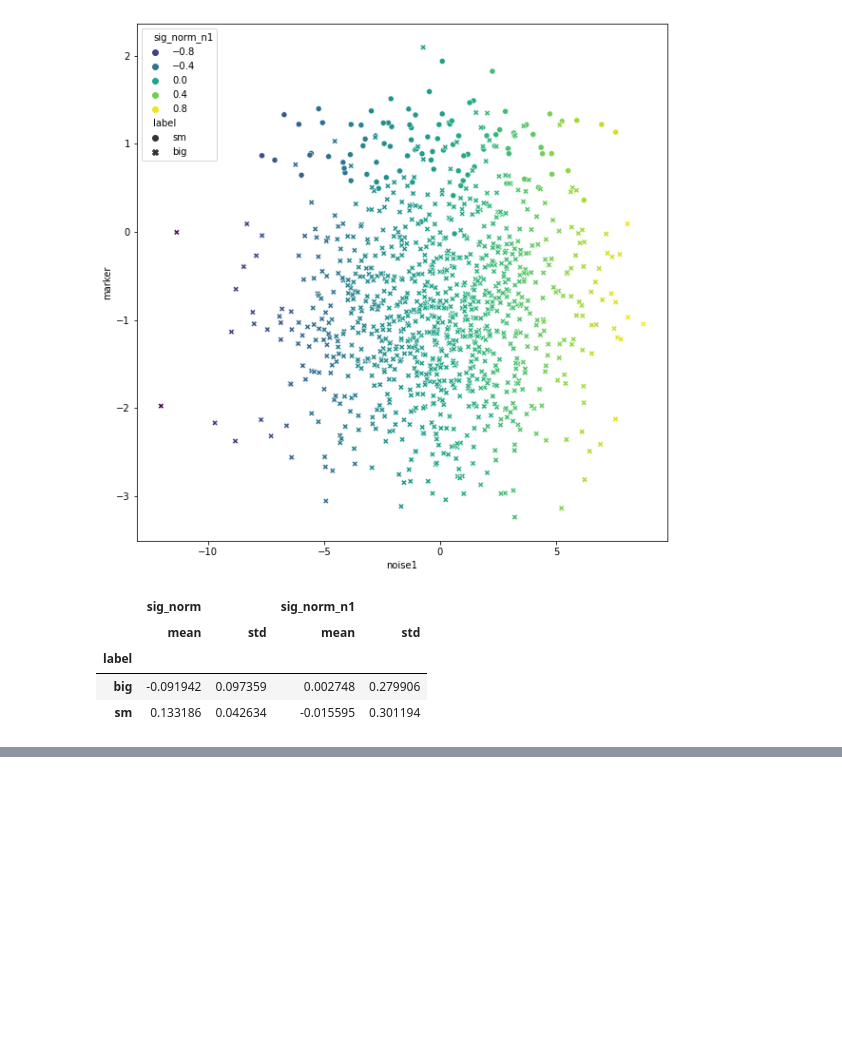
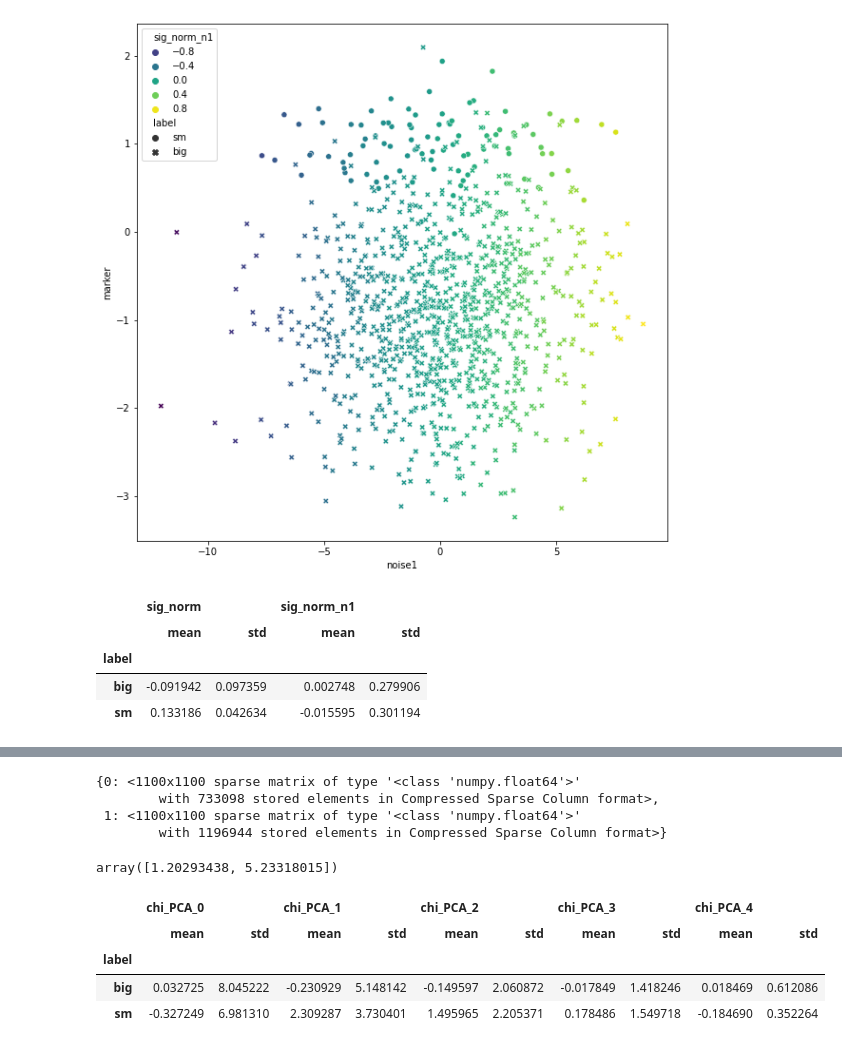
Before and after one commit to ashwinn226/graphwave, a Jupyter notebook: graphwave_pancakes.ipynb, the cells around one changed output, grey strips where cells are left out. Drawn from its saved outputs; the diff is of its cells as text; code cells hidden in the pictures; blank space fills up the shorter version.

```diff
--- a/graphwave_pancakes.ipynb
+++ b/graphwave_pancakes.ipynb
@@ -505,0 +510,11 @@ AttributeError: 'Graph' object has no attribute 'number_of_nodes'
+# %%
+heat_print
+# %% [output]
+{0: <1100x1100 sparse matrix of type '<class 'numpy.float64'>'
+        with 733098 stored elements in Compressed Sparse Column format>,
+ 1: <1100x1100 sparse matrix of type '<class 'numpy.float64'>'
+        with 1196944 stored elements in Compressed Sparse Column format>}
+# %%
+taus
+# %% [output]
+array([1.20293438, 5.23318015])
@@ -505,0 +529,8 @@ AttributeError: 'Graph' object has no attribute 'number_of_nodes'
+# %%
+pancake.groupby("label")[pancake.columns[pancake.columns.str.contains("PCA")]].agg(["mean", "std"])
+# %% [output]
+|  | chi_PCA_0 |  | chi_PCA_1 |  | chi_PCA_2 |  | chi_PCA_3 |  | chi_PCA_4 |  |
+|  | mean | std | mean | std | mean | std | mean | std | mean | std |
+| label |  |  |  |  |  |  |  |  |  |  |
+| big | 0.032725 | 8.045222 | -0.230929 | 5.148142 | -0.149597 | 2.060872 | -0.017849 | 1.418246 | 0.018469 | 0.612086 |
+| sm | -0.327249 | 6.981310 | 2.309287 | 3.730401 | 1.495965 | 2.205371 | 0.178486 | 1.549718 | -0.184690 | 0.352264 |
```
Also changed, not shown: parts of 12 cells of this notebook, 2 other files.
